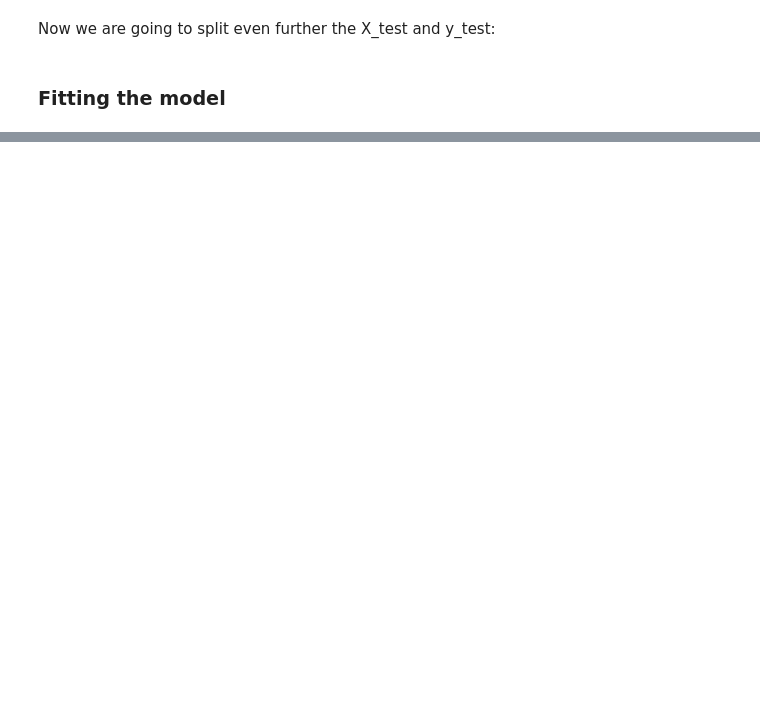
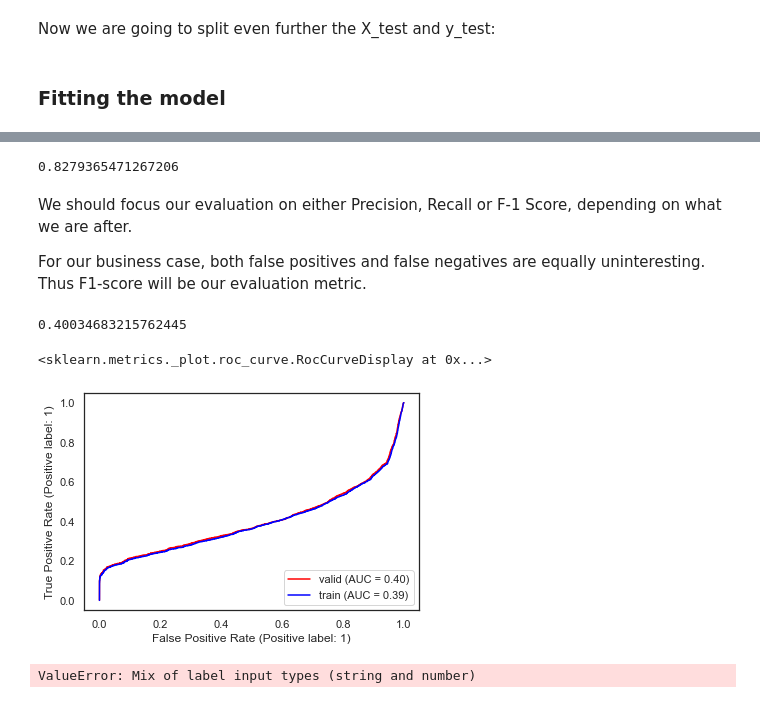
Before and after one commit to Forastierii/case-ambev, a Jupyter notebook: case-ambev.ipynb, the cells around one changed output, grey strips where cells are left out. Drawn from its saved outputs; the diff is of its cells as text; code cells hidden in the pictures; blank space fills up the shorter version.

Commit message:
Model fitted, prediction done

```diff
--- a/case-ambev.ipynb
+++ b/case-ambev.ipynb
@@ -375,0 +410,4 @@ Since some of our columns of the dataset that will become part of y contain cate
+# %%
+scaler = StandardScaler() #instantiating
+# %%
+scaler.fit(X)
@@ -376,5 +416,5 @@ Since some of our columns of the dataset that will become part of y contain cate
 # %%
-#encoder.transform(X)
+X_std = scaler.transform(X)
 # %% [markdown]
 ### Holdout
 Since we have a very large dataset and we are going for an initial modeling step, we will choose a holdout strategy. Later on, if needed, we will analyze a cross-validation. Cross validations are computational intensive and it doesn't make too much sense using them if we don't know how accurate our first model is yet.
@@ -383,7 +423,7 @@ Creating our validation strategy, we will divide our dataset into the data to tr
 # %%
 # split the data into two groups, 20% for validation and 80% for training
 # also we will stratify it as in y, since we have unbalanced sets and we don't want to risk separating only Yes or Nos to one of the groups.
-X_train, X_test, y_train, y_test = train_test_split(X, y, random_state=0, test_size=0.2, stratify=y)
+X_train, X_test, y_train, y_test = train_test_split(X_std, y, random_state=0, test_size=0.2, stratify=y)
 # %%
 X_train, y_train
 # %% [output]
@@ -425,0 +487,25 @@ logistic_model.fit(X=X_train, y=y_train) #fitting the model with data
+# %%
+logistic_model.score(X_train, y_train)
+# %% [output]
+0.8279365471267206
+# %% [markdown]
+We should focus our evaluation on either Precision, Recall or F-1 Score, depending on what we are after.
+
+For our business case, both false positives and false negatives are equally uninteresting. Thus F1-score will be our evaluation metric.
+# %%
+score = roc_auc_score(y_valid, logistic_model.predict_proba(X_valid)[:, 1])
+score
+# %% [output]
+0.40034683215762445
+# %%
+fig, ax = plt.subplots()
+
+plot_roc_curve(logistic_model, X_valid, y_valid, color='red', ax= ax, name='valid')
+plot_roc_curve(logistic_model, X_train, y_train, color='blue', ax=ax, name='train')
+# %% [output]
+<sklearn.metrics._plot.roc_curve.RocCurveDisplay at 0x...>
+[figure, added]
+# %%
+f1_score(y_valid, ['Yes' if i > 0.3 else 'No' for i in logistic_model.predict_proba(X_valid)[:,1]], pos_label="Yes")
+# %% [output]
+ValueError: Mix of label input types (string and number)
```
Also changed, not shown: parts of 41 cells of this notebook.
